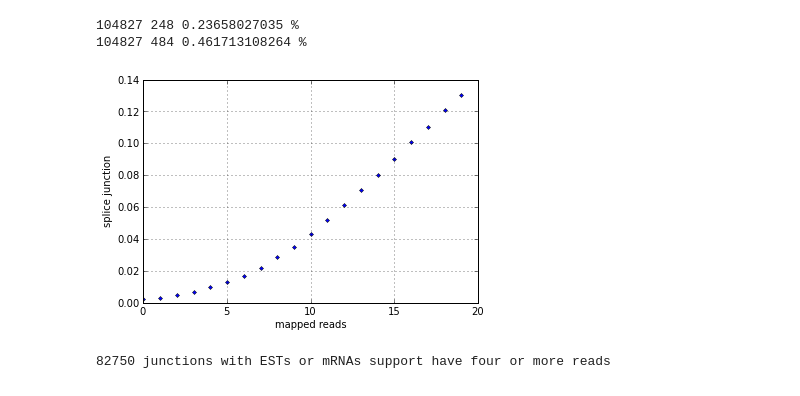
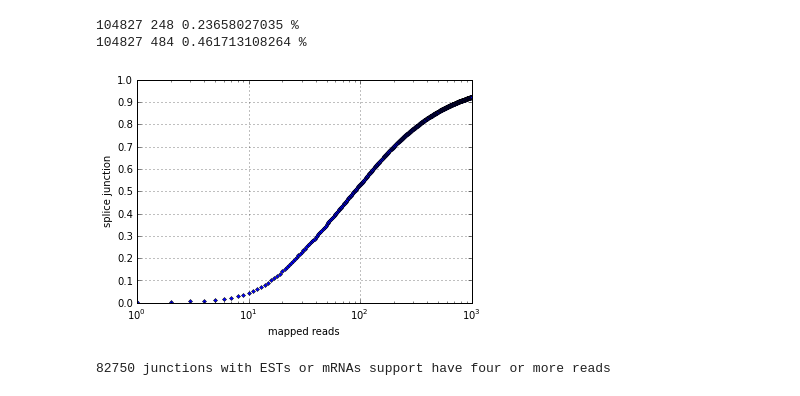
Before and after one commit to dib-lab/2014-mrnaseq-models, a Jupyter notebook: analysis.ipynb, the cells around one changed output. Drawn from its saved outputs; the diff is of its cells as text; code cells hidden in the pictures.

```diff
--- a/analysis.ipynb
+++ b/analysis.ipynb
@@ -444,14 +464,19 @@ print len(withreads), len(threereads), len(threereads)/float(len(withreads)) * 1
 # %%
 from scipy.stats import cumfreq
 sorted_counts = sorted([v for v in junctions.itervalues()])
 cumfreqs, lowlim, binsize, extrapoints = cumfreq(sorted_counts, max(sorted_counts))
-norm_cumfreqs = cumfreqs[:20] / max(cumfreqs)
+norm_cumfreqs = cumfreqs[:1000] / max(cumfreqs)
 plot(norm_cumfreqs, '.', linewidth=1.5)
 xlabel('mapped reads')
 ylabel('splice junction')
+xscale('log')
+ylim(0,1.0)
+yticks(arange(0, 1.1, 0.1))
+xlim(0, 1000)
 grid()
+savefig('cdf_single_splice.pdf')
 # %% [output]
-[figure, old version]
+[figure, new version]
 # %%
 fourreads = set([j for j, c in junctions.iteritems() if c > 3])
 # %%
```
Also changed, not shown: parts of 8 cells of this notebook.
